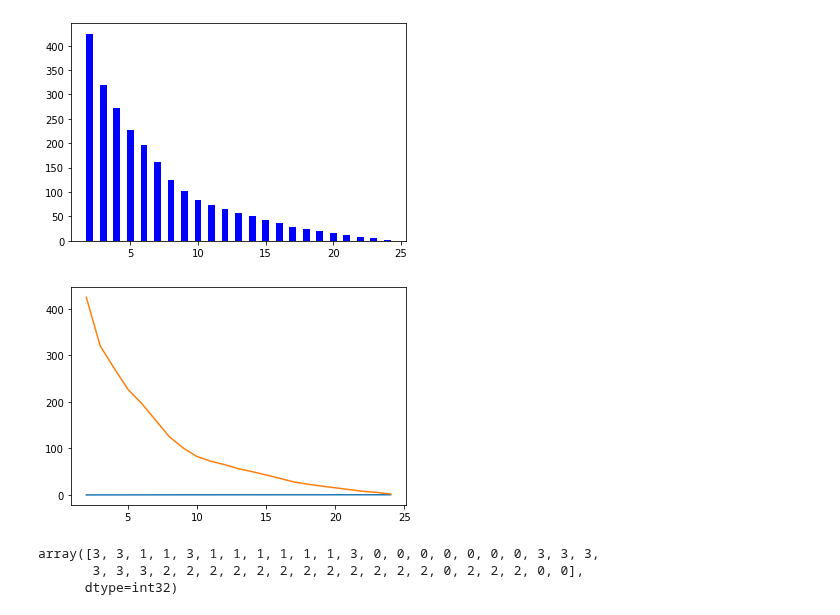
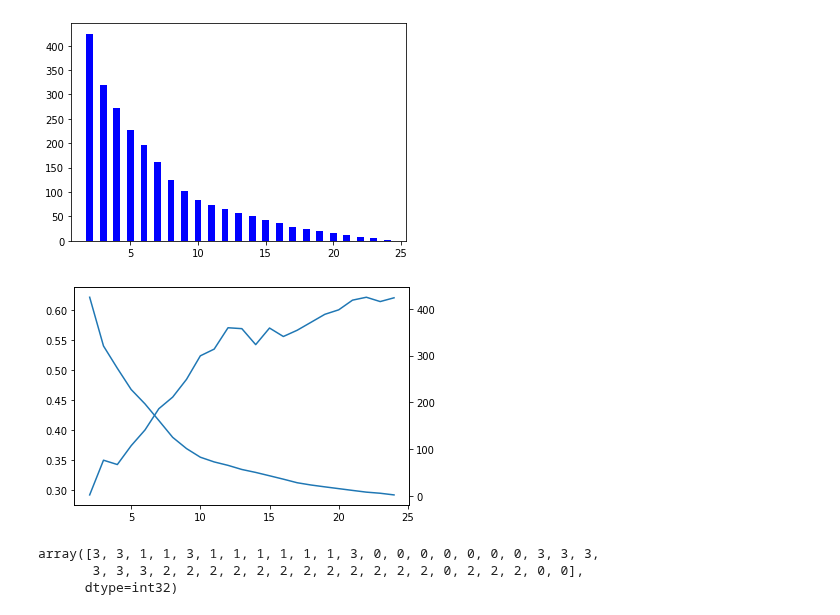
Before and after one commit to Maksimka9/clustering, a Jupyter notebook: test.ipynb, the cells around one changed output. Drawn from its saved outputs; the diff is of its cells as text; code cells hidden in the pictures.

```diff
--- a/test.ipynb
+++ b/test.ipynb
@@ -110,33 +110,36 @@ print(min(inertia_dict, key=inertia_dict.get), min(inertia_dict.values()))
 # %%
 #
 
 from sklearn.metrics import silhouette_score
 
 silhouette_dict = {}
 for k in range(2, 25):
   kmeans = sklearn.cluster.KMeans(n_clusters=k, n_init=9)
   y = kmeans.fit_predict(standart_df)
   transfer_list = {k: silhouette_score(standart_df, y)}
   silhouette_dict.update(transfer_list)
   del(transfer_list)
 
 new_df = pd.DataFrame.from_dict(silhouette_dict, orient='index')
 new_df1 = pd.DataFrame.from_dict(inertia_dict, orient='index')
-matplotlib.pyplot.plot(new_df[0])
-matplotlib.pyplot.plot(new_df1[0])
-matplotlib.pyplot.show()
+
+figure = matplotlib.figure.Figure()
+axis_1 = figure.add_subplot()
+axis_1.plot(new_df)
+axis_2 = axis_1.twinx()
+axis_2.plot(new_df1)
+display(figure)
 #Построим гистограмму для всех значений силуэта по кластерам
-
 #matplotlib.pyplot.bar(silhouette_dict.keys(), silhouette_dict.values(), width=0.5, color='b')
 
 # Выведем значение силуэта (именно оно минимизируется при использовании алгоритма k-средних)
 
 #print(max(silhouette_dict, key=silhouette_dict.get), max(silhouette_dict.values()))   #print(min(income, key=income.get))
 
 
 # silhouette_score(x,cluster.labels_)
 # %% [output]
-[figure, old version]
+[figure, new version]
 # %%
 # делаем кластеризацию вручную на определенном кол-ве кластеров
 
```
